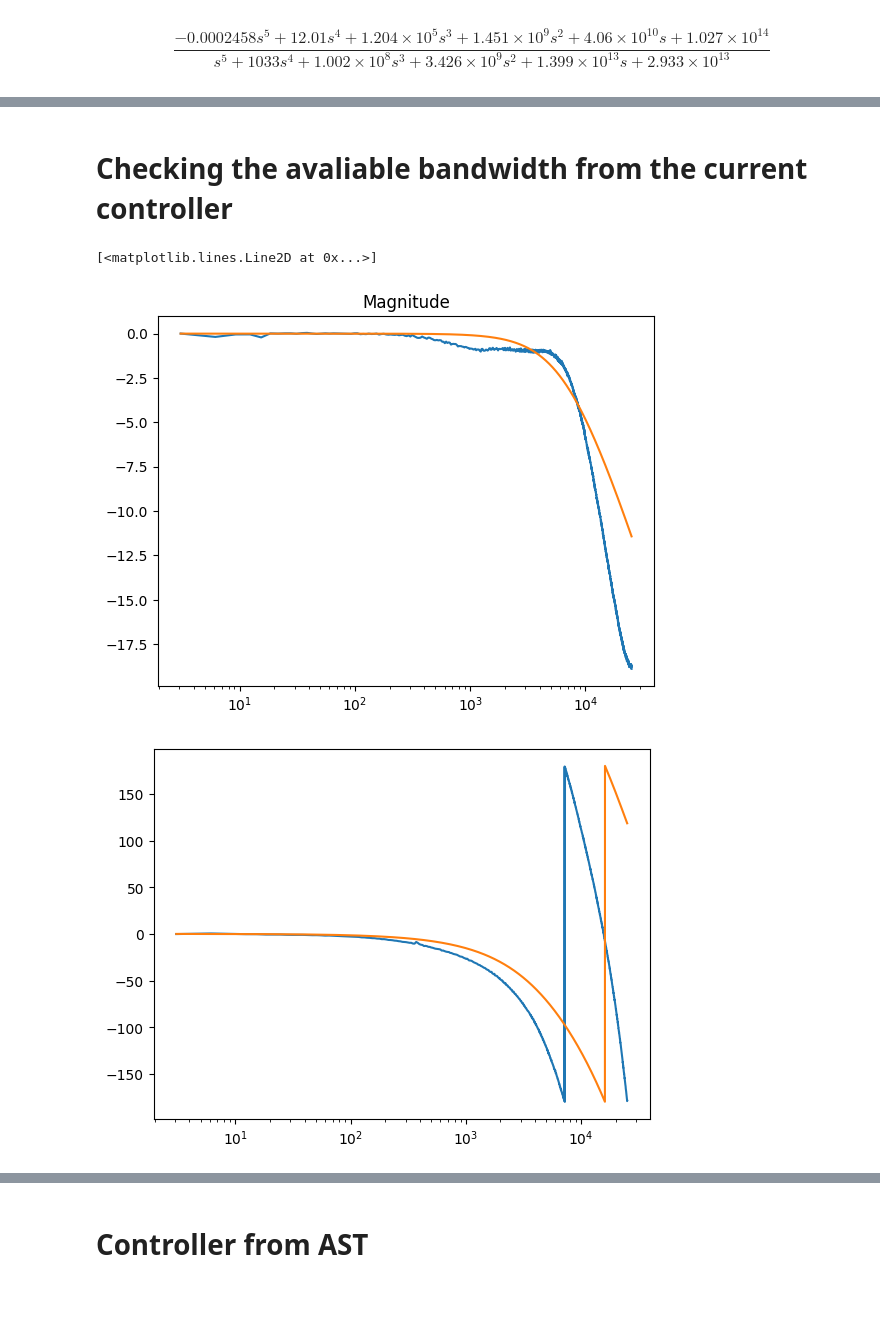
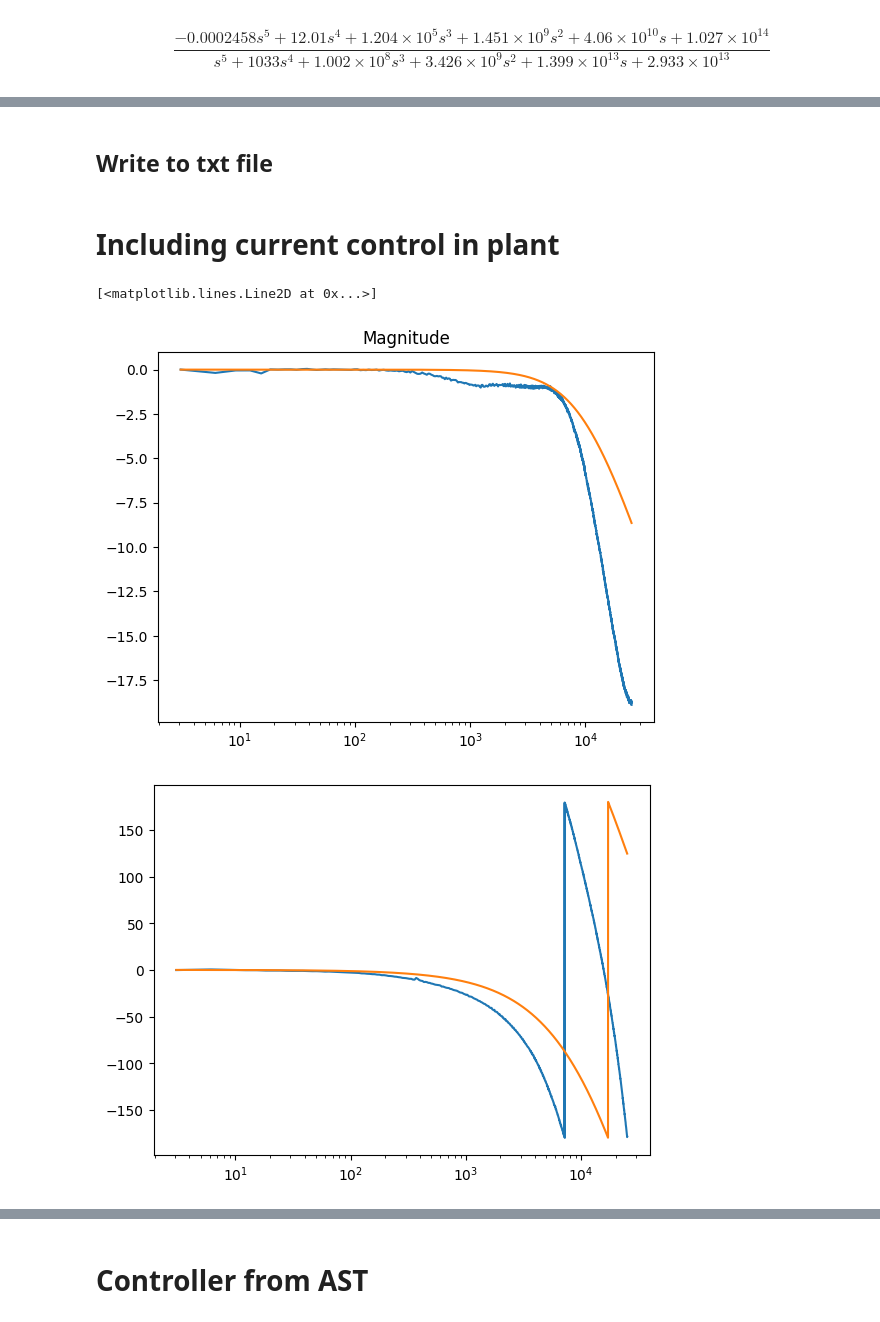
Before and after one commit to eliasrhoden/Sinumerik-Ctrl, a Jupyter notebook: tf_identification.ipynb, the cells around one changed output, grey strips where cells are left out. Cells and saved outputs as stored; diff of their text form; code cells hidden in the pictures.

```diff
--- a/tf_identification.ipynb
+++ b/tf_identification.ipynb
@@ -137,3 +159,5 @@ ctrl.bode(W_delta)
+# %% [markdown]
+## Write to txt file
 # %%
 def print_tf(tf,f):
     num = tf.num[0][0]
@@ -148,31 +172,32 @@ def print_tf(tf,f):
 
 with open(r'tf_txt/W_delta.txt','w') as f:
     print_tf(W_delta,f)
-# %% [markdown]
-# Checking the avaliable bandwidth from the current controller
+# %% [markdown]
+# Including current control in plant
 # %%
 
 
 asct_GCY = ast.current_ctrl_freq_response.values
 ast_GCY_omega = ast.current_ctrl_freq_response.freqs_hz * 2*np.pi
 
 Gc = pt2(8000,1.0)*tt.sinu_tf.pade(125*1e-6,2)
-Gc = 1/(s/7000 + 1)*tt.sinu_tf.pade(125*1e-6,2)
+Gc = 1/(s/10000 + 1)*tt.sinu_tf.pade(125*1e-6,2)
+#Gc = 1/(s/6000 + 1)*tt.sinu_tf.pade(225*1e-6,2)
 
 Gcy = ctrl.frequency_response(Gc, ast_GCY_omega).response[0][0]
 
 plt.figure()
 plt.semilogx(ast_GCY_omega, 20*np.log10(np.abs(asct_GCY)))
 plt.semilogx(ast_GCY_omega, 20*np.log10(np.abs(Gcy)))
 plt.title('Magnitude')
 
 plt.figure()
 plt.semilogx(ast_GCY_omega, np.rad2deg(np.angle(asct_GCY)))
 plt.semilogx(ast_GCY_omega, np.rad2deg(np.angle(Gcy)))
 # %% [output]
 [<matplotlib.lines.Line2D at 0x...>]
-[figure, old version]
+[figure, new version]
-[figure, old version]
+[figure, new version]
 # %%
 Gf = Gc*G
 Gf = G
```
Also changed, not shown: parts of 25 cells of this notebook, 3 other files.
